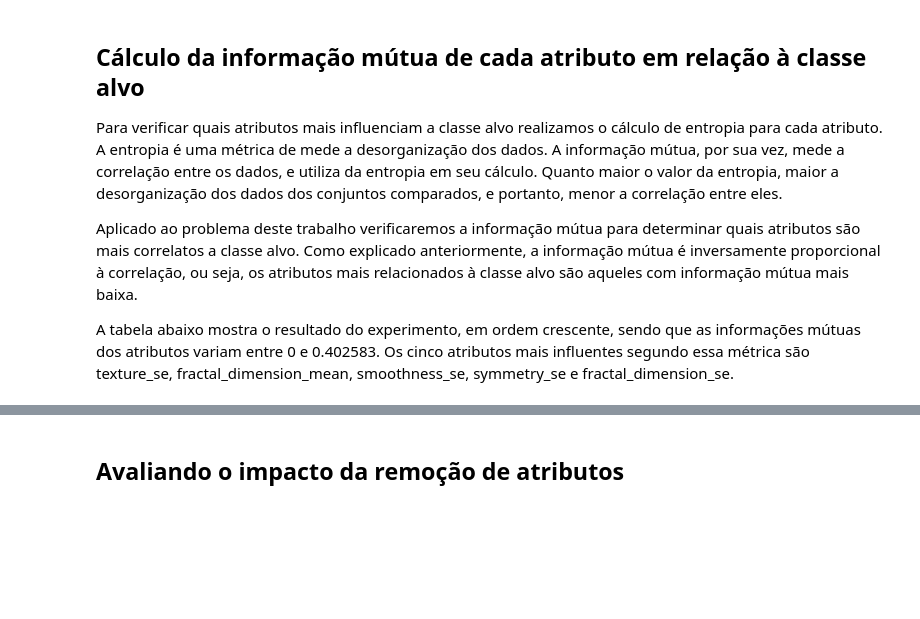
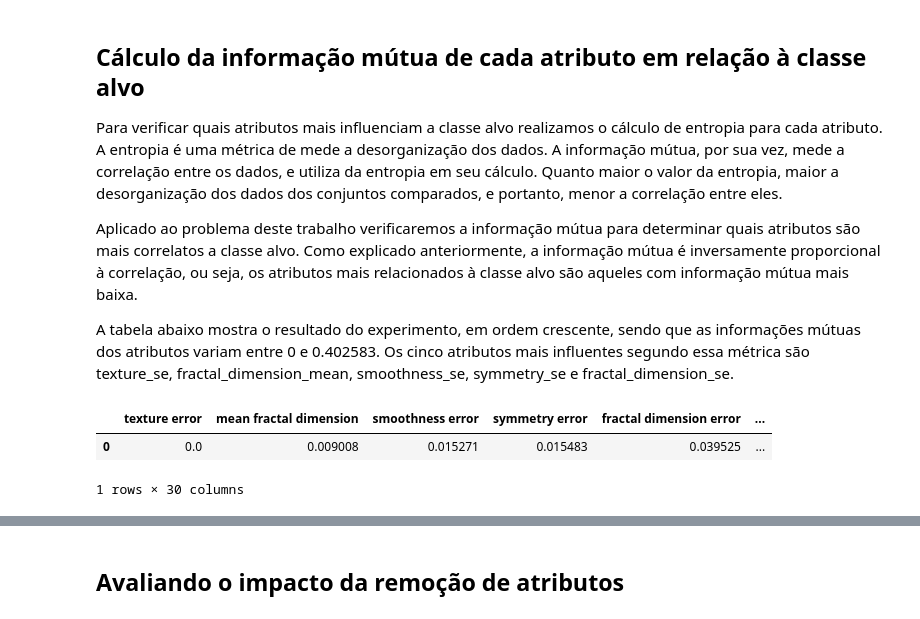
Before and after one commit to yullidias/CancerDetection, a Jupyter notebook: automaticCancerDetection.ipynb, the cells around one changed output, grey strips where cells are left out. Saved outputs shown, nothing was run; the diff lists cells and outputs as text; code cells hidden in the pictures; blank space fills up the shorter version.

```diff
--- a/automaticCancerDetection.ipynb
+++ b/automaticCancerDetection.ipynb
@@ -116,3 +133,5 @@ cancerDeMamaDF.groupby(CLASSE).describe()
+# %%
+experimento = Experiments(cancerDeMamaDF)
 # %% [markdown]
 ## Cálculo da informação mútua de cada atributo em relação à classe alvo
 
@@ -121,6 +140,12 @@ Para verificar quais atributos mais influenciam a classe alvo realizamos o cálc
 Aplicado ao problema deste trabalho verificaremos a informação mútua para determinar quais atributos são mais correlatos a classe alvo. Como explicado anteriormente, a informação mútua é inversamente proporcional à correlação, ou seja, os atributos mais relacionados à classe alvo são aqueles com informação mútua mais baixa.
 
 A tabela abaixo mostra o resultado do experimento, em ordem crescente, sendo que as informações mútuas dos atributos variam entre 0 e 0.402583. Os cinco atributos mais influentes segundo essa métrica são texture_se,	fractal_dimension_mean, smoothness_se, symmetry_se e fractal_dimension_se.
+# %%
+experimento.mutual_entopy()
+# %% [output]
+|  | texture error | mean fractal dimension | smoothness error | symmetry error | fractal dimension error | ... |
+| 0 | 0.0 | 0.009008 | 0.015271 | 0.015483 | 0.039525 | ... |
+1 rows × 30 columns
 # %% [markdown]
 |    |   texture_se |   fractal_dimension_mean |   smoothness_se |   symmetry_se |   fractal_dimension_se |   symmetry_mean |   fractal_dimension_worst |   compactness_se |   smoothness_mean |   smoothness_worst |   symmetry_worst |   texture_mean |   concavity_se |   texture_worst |   concave points_se |   compactness_mean |   compactness_worst |   radius_se |   perimeter_se |   concavity_worst |   area_se |   area_mean |   radius_mean |   concavity_mean |   perimeter_mean |   concave points_worst |   concave points_mean |   radius_worst |   area_worst |   perimeter_worst |
 |---:|-------------:|-------------------------:|----------------:|--------------:|-----------------------:|----------------:|--------------------------:|-----------------:|------------------:|-------------------:|-----------------:|---------------:|---------------:|----------------:|--------------------:|-------------------:|--------------------:|------------:|---------------:|------------------:|----------:|------------:|--------------:|-----------------:|-----------------:|-----------------------:|----------------------:|---------------:|-------------:|------------------:|
```
Also changed, not shown: parts of 6 cells of this notebook, 1 other file.
